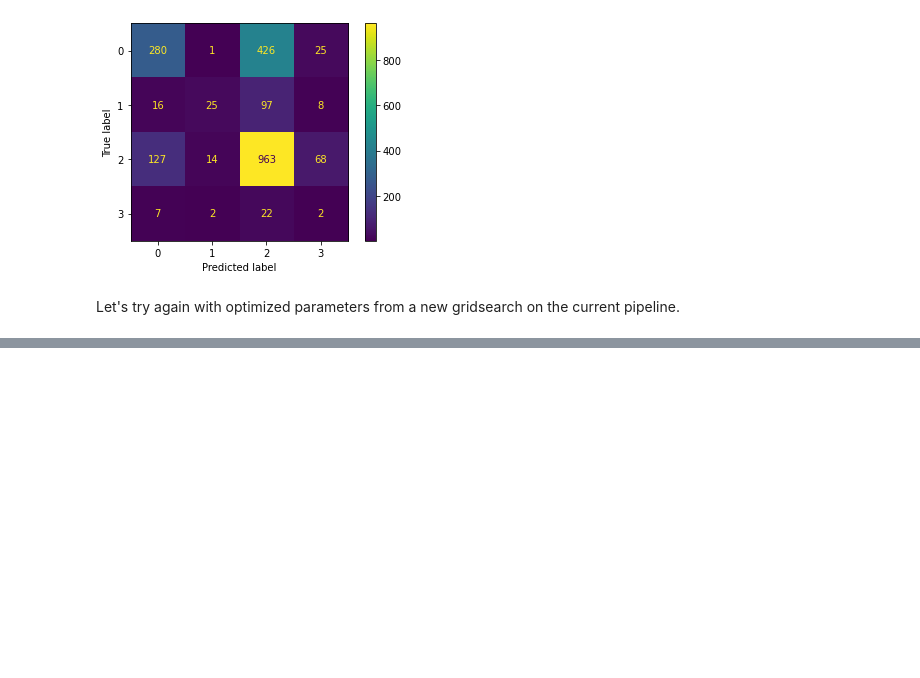
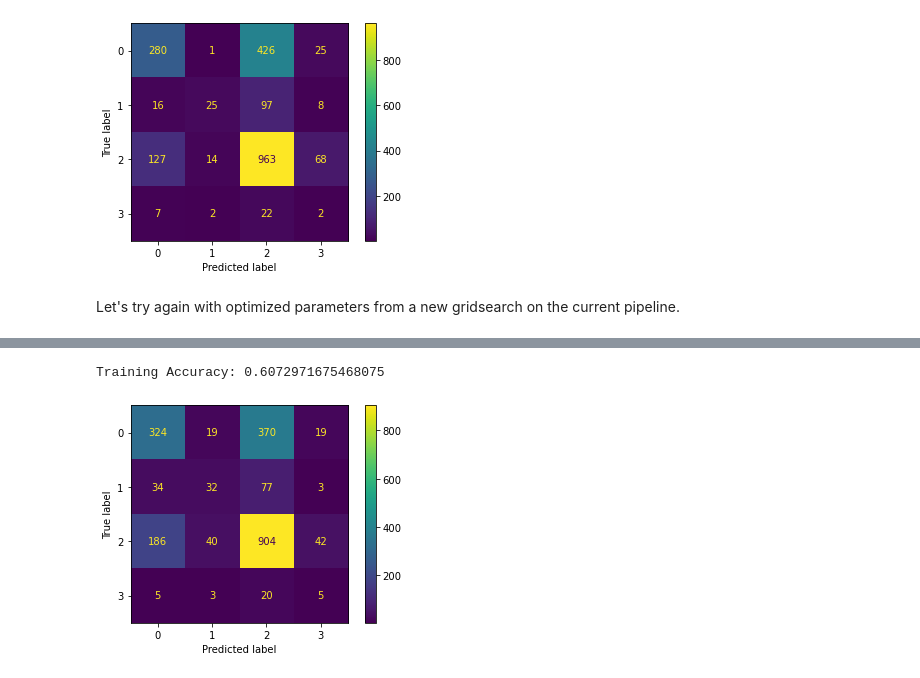
Before and after one commit to cjunhyuk/Apple-Google-Sentiment-Analysis, a Jupyter notebook: EDA.ipynb, the cells around one changed output, grey strips where cells are left out. Cells and saved outputs as stored; diff of their text form; code cells hidden in the pictures; blank space fills up the shorter version.

```diff
--- a/EDA.ipynb
+++ b/EDA.ipynb
@@ -523,0 +561,20 @@ Training Accuracy: 0.5871339414306289
+# %%
+rf_optimal_cv = imbpipeline(steps=[
+    ('preprocess', CountVectorizer()),
+    ('smote', SMOTE(random_state=42)),
+    ('rf', RandomForestClassifier(criterion = 'gini', n_estimators = 200,  max_depth = 50, min_samples_leaf = 2,\
+                                  min_samples_split = 2, random_state=42))
+
+])
+
+
+rf_optimal_cv.fit(X_train_grid, y_train_grid)
+preds = rf_optimal_cv.predict(X_test_grid)
+print("Training Accuracy:", rf_optimal_cv.score(X_test_grid, y_test_grid))
+
+cm_rf_optimal = confusion_matrix(y_test_grid, preds)
+cm_rf__opt_display = ConfusionMatrixDisplay(cm_rf_optimal)
+cm_rf__opt_display.plot();
+# %% [output]
+Training Accuracy: 0.6072971675468075
+[figure, added]
```
Also changed, not shown: parts of 7 cells of this notebook.
